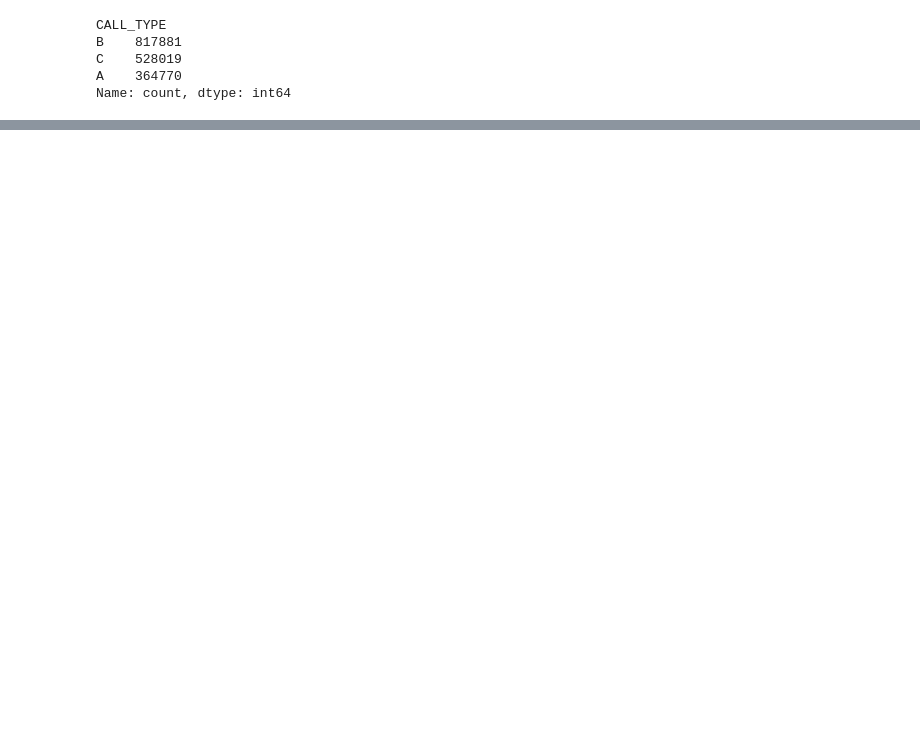
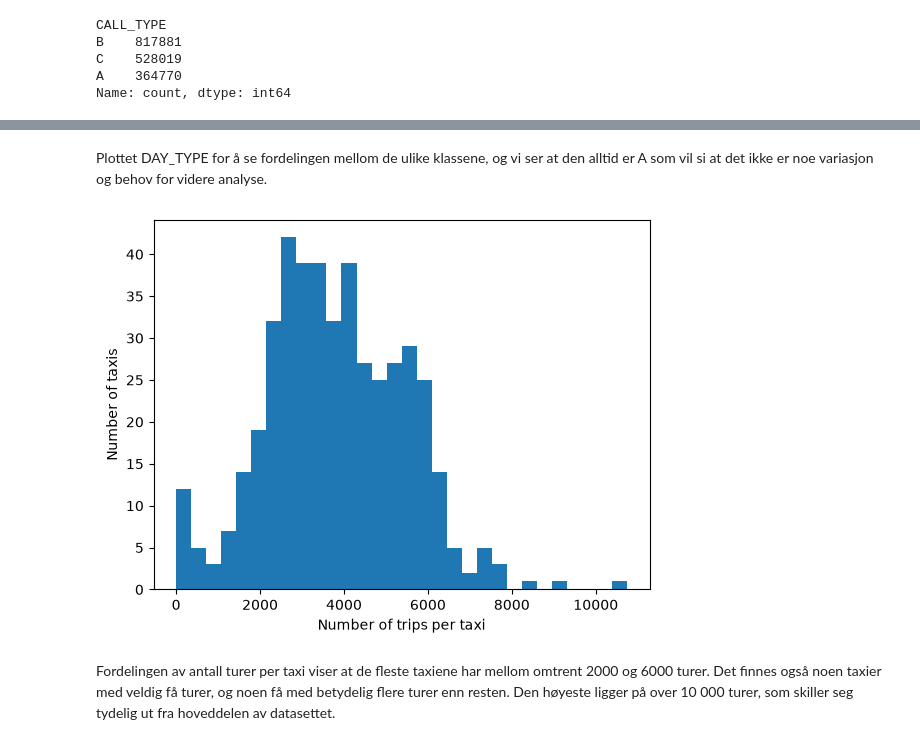
Before and after one commit to tahir1611/sdd-assingment2, a Jupyter notebook: eda.ipynb, the cells around one changed output, grey strips where cells are left out. Drawn from its saved outputs; the diff is of its cells as text; code cells hidden in the pictures; blank space fills up the shorter version.

```diff
--- a/eda.ipynb
+++ b/eda.ipynb
@@ -70,0 +166,13 @@ Name: count, dtype: int64
+# %% [markdown]
+Plottet DAY_TYPE for å se fordelingen mellom de ulike klassene, og vi ser at den alltid er A som vil si at det ikke er noe variasjon og behov for videre analyse.
+# %%
+tur_per_taxi = df["TAXI_ID"].value_counts()
+
+plt.hist(tur_per_taxi, bins=30)
+plt.xlabel("Number of trips per taxi")
+plt.ylabel("Number of taxis")
+plt.show()
+# %% [output]
+[figure, added]
+# %% [markdown]
+Fordelingen av antall turer per taxi viser at de fleste taxiene har mellom omtrent 2000 og 6000 turer. Det finnes også noen taxier med veldig få turer, og noen få med betydelig flere turer enn resten. Den høyeste ligger på over 10 000 turer, som skiller seg tydelig ut fra hoveddelen av datasettet.
```
Also changed, not shown: parts of 12 cells of this notebook, 1 other file.
